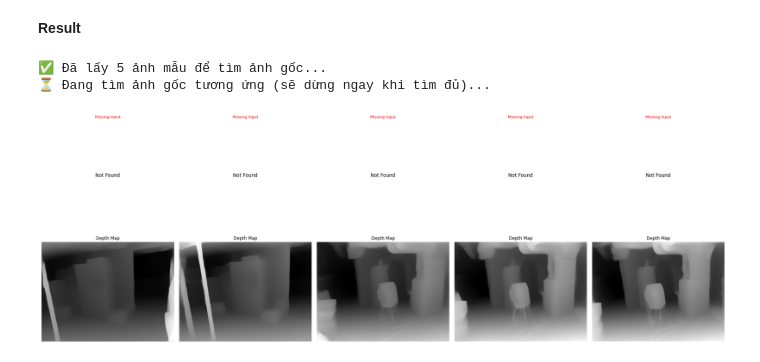
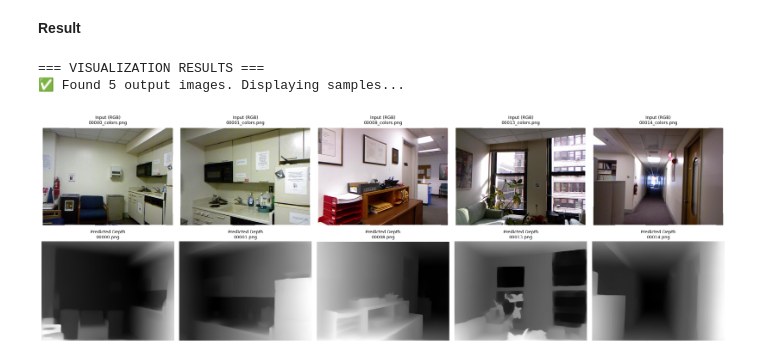
Before and after one commit to hungbeoqua321/BIG-DATA, a Jupyter notebook: kaggle-code.ipynb, the cells around one changed output. Cells and saved outputs as stored; diff of their text form; code cells hidden in the pictures.

Commit message:
Kaggle Notebook | Big-Data | Version 8

```diff
--- a/kaggle-code.ipynb
+++ b/kaggle-code.ipynb
@@ -312,61 +380,52 @@ import glob
 from PIL import Image
 import os
 
+print("=== VISUALIZATION RESULTS ===")
+
 output_dir = "/kaggle/working/depth_output"
-input_dir = "/kaggle/input/nyu-depth-v2/nyu_data/data/nyu2_train"
+# Path to the Test Dataset
+input_dir = "/kaggle/input/nyu-depth-v2/nyu_data/data/nyu2_test"
 
-output_paths = sorted(glob.glob(os.path.join(output_dir, "*.png")))[:5] # Chỉ lấy 5 ảnh đầu
+output_paths = sorted(glob.glob(os.path.join(output_dir, "*.png")))[:5]
 
 if not output_paths:
-    print("❌ Không tìm thấy ảnh nào trong folder output!")
+    print("❌ No output images found!")
 else:
-    print(f"✅ Đã lấy {len(output_paths)} ảnh mẫu để tìm ảnh gốc...")
-
-    targets = {os.path.splitext(os.path.basename(p))[0] for p in output_paths}
-
-    input_file_map = {}
-
-    print("⏳ Đang tìm ảnh gốc tương ứng (sẽ dừng ngay khi tìm đủ)...")
-    for root, dirs, files in os.walk(input_dir):
-        for file in files:
-            name_no_ext = os.path.splitext(file)[0]
-
-            if name_no_ext in targets:
-                input_file_map[name_no_ext] = os.path.join(root, file)
-
-                if len(input_file_map) == len(targets):
-                    print("✅ Đã tìm đủ ảnh gốc. Dừng quét dataset.")
-                    break
-        if len(input_file_map) == len(targets):
-            break
+    print(f"✅ Found {len(output_paths)} output images. Displaying samples...")
 
     num_show = len(output_paths)
     fig, axes = plt.subplots(2, num_show, figsize=(4 * num_show, 7))
     if num_show == 1: axes = axes.reshape(2, 1)
 
     for i in range(num_show):
         out_path = output_paths[i]
         out_img = Image.open(out_path)
-        basename = os.path.splitext(os.path.basename(out_path))[0]
 
-        in_path = input_file_map.get(basename)
+        # Mapping Logic:
+        # Output: "00000.png"
+        # Input: "00000_colors.png"
+        basename = os.path.splitext(os.path.basename(out_path))[0] # "00000"
+        input_filename = f"{basename}_colors.png"
+        in_path = os.path.join(input_dir, input_filename)
 
-        if in_path and os.path.exists(in_path):
+        # ROW 1: Input Image
+        if os.path.exists(in_path):
             in_img = Image.open(in_path)
             axes[0, i].imshow(in_img)
-            axes[0, i].set_title(f"Input\n{os.path.basename(in_path)}", fontsize=9)
+            axes[0, i].set_title(f"Input (RGB)\n{input_filename}", fontsize=9)
         else:
             axes[0, i].text(0.5, 0.5, "Not Found", ha='center')
             axes[0, i].set_title("Missing Input", fontsize=8, color='red')
         axes[0, i].axis('off')
 
-        axes[1, i].imshow(out_img, cmap='gray')
-        axes[1, i].set_title("Depth Map", fontsize=9)
+        # ROW 2: Output Depth Map
+        axes[1, i].imshow(out_img, cmap='gray') # Depth map is usually grayscale
+        axes[1, i].set_title(f"Predicted Depth\n{os.path.basename(out_path)}", fontsize=9)
         axes[1, i].axis('off')
 
     plt.tight_layout()
     plt.show()
 # %% [output]
-✅ Đã lấy 5 ảnh mẫu để tìm ảnh gốc...
-⏳ Đang tìm ảnh gốc tương ứng (sẽ dừng ngay khi tìm đủ)...
+=== VISUALIZATION RESULTS ===
+✅ Found 5 output images. Displaying samples...
-[figure, old version]
+[figure, new version]
```
Also changed, not shown: parts of 4 cells of this notebook.
